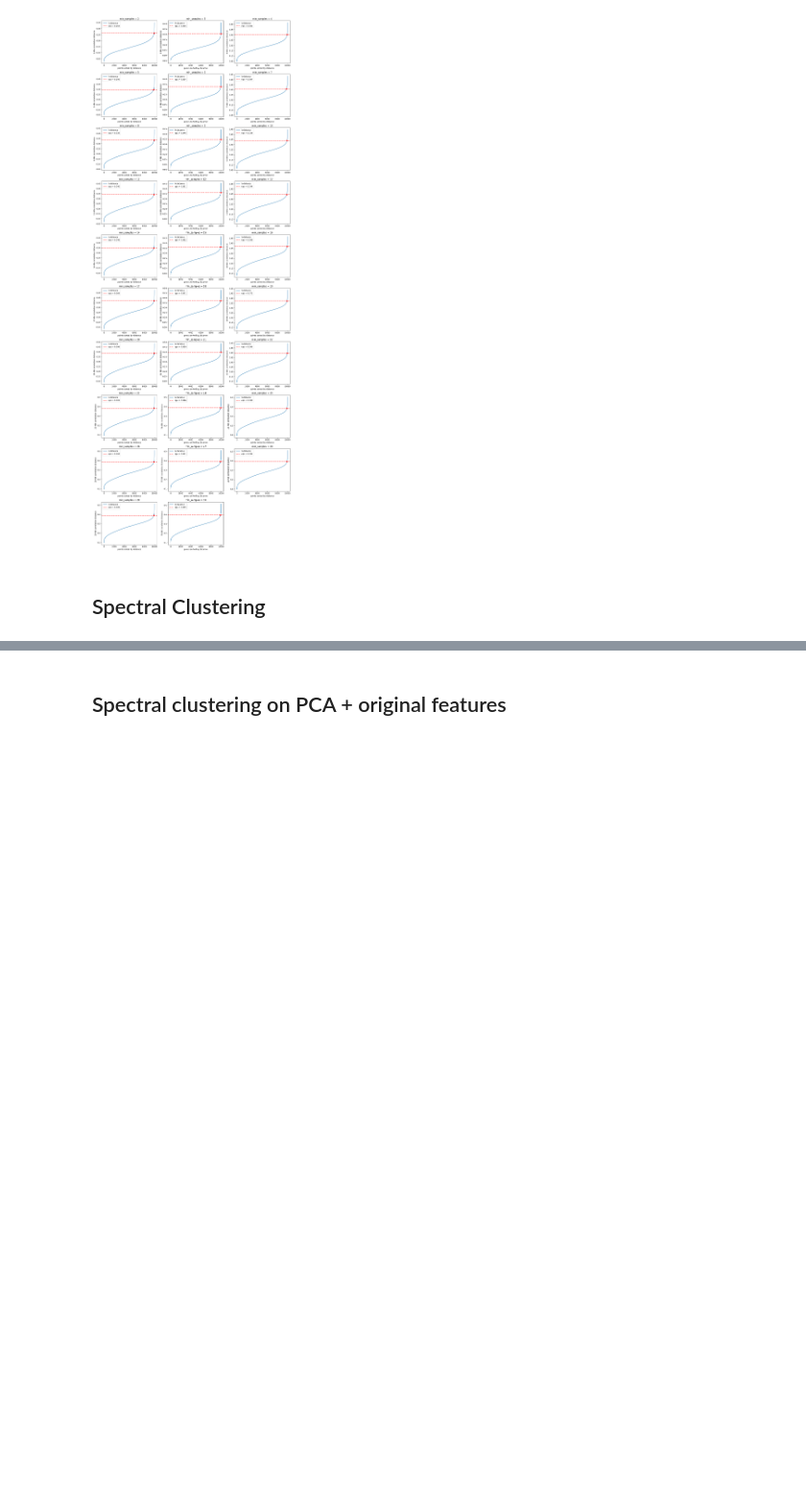
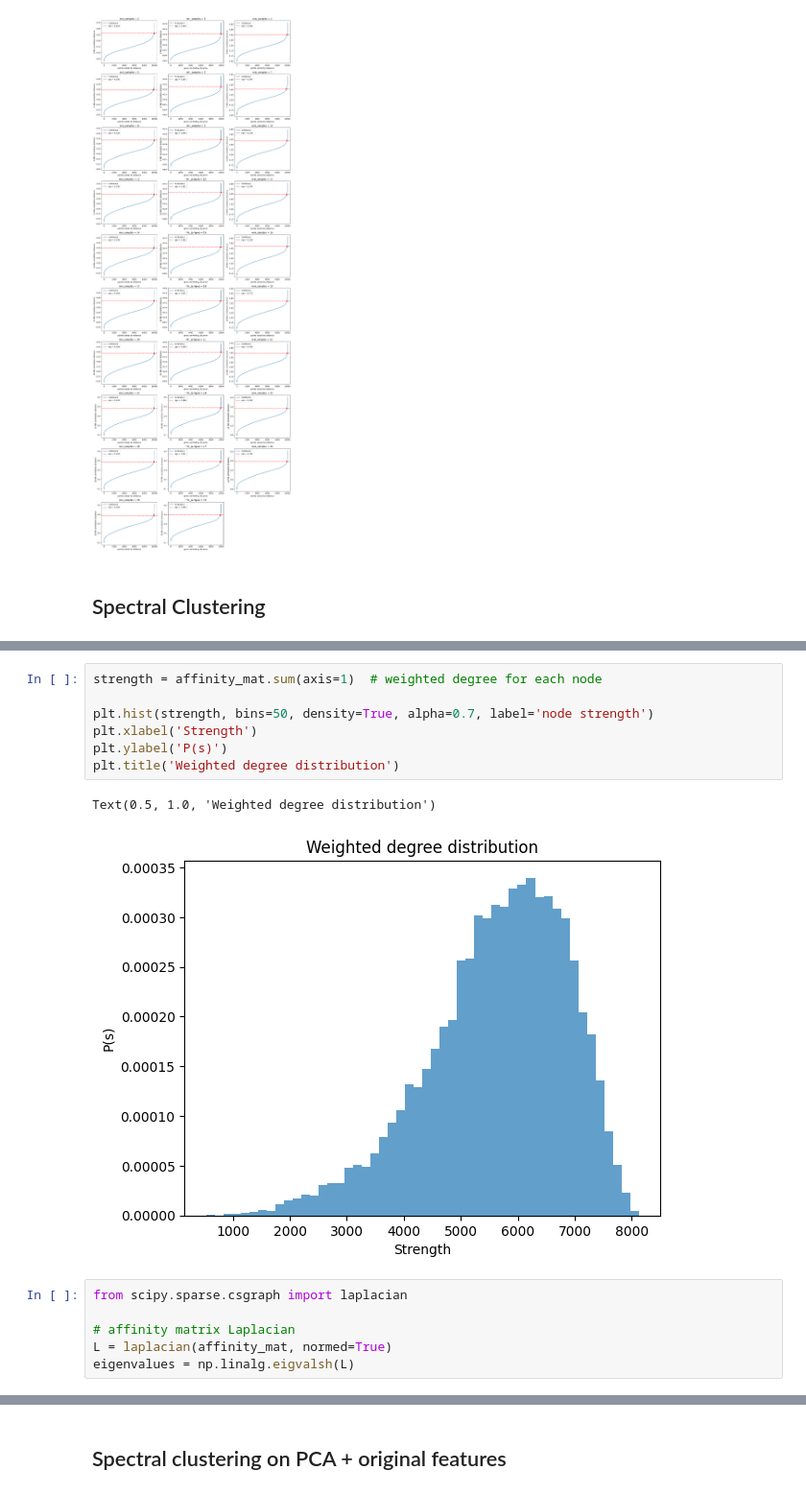
Before and after one commit to Guflie/PoliMi-AS-project, a Jupyter notebook: trend_analysis.ipynb, the cells around one changed output, grey strips where cells are left out. Shown at 96% size. Drawn from its saved outputs; the diff is of its cells as text; blank space fills up the shorter version.

```diff
--- a/trend_analysis.ipynb
+++ b/trend_analysis.ipynb
@@ -217,0 +186,16 @@ plt.show()
+# %%
+strength = affinity_mat.sum(axis=1)  # weighted degree for each node
+
+plt.hist(strength, bins=50, density=True, alpha=0.7, label='node strength')
+plt.xlabel('Strength')
+plt.ylabel('P(s)')
+plt.title('Weighted degree distribution')
+# %% [output]
+Text(0.5, 1.0, 'Weighted degree distribution')
+[figure, added]
+# %%
+from scipy.sparse.csgraph import laplacian
+
+# affinity matrix Laplacian
+L = laplacian(affinity_mat, normed=True)
+eigenvalues = np.linalg.eigvalsh(L)
```
Also changed, not shown: parts of 16 cells of this notebook.
